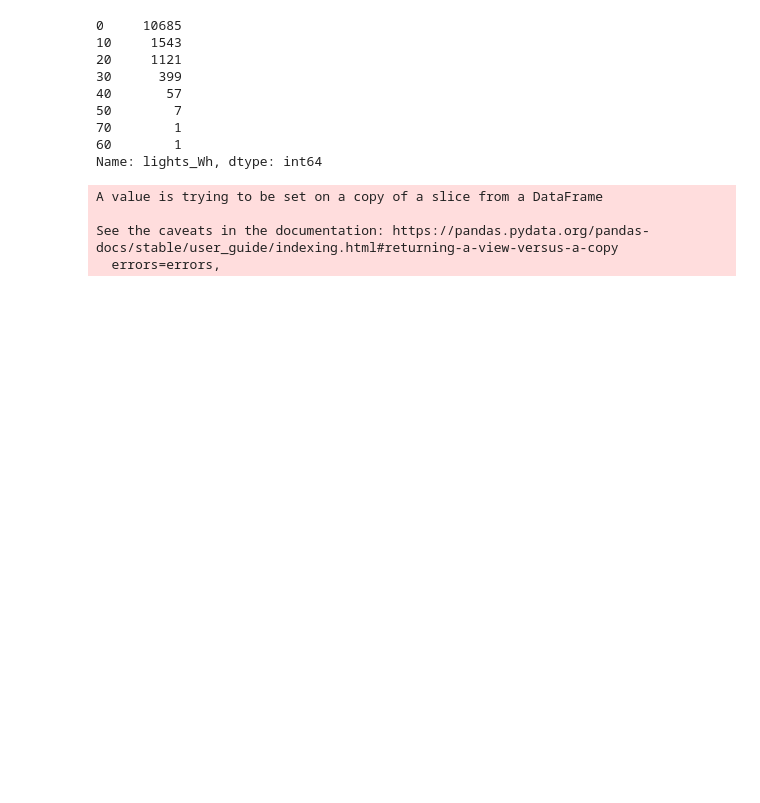
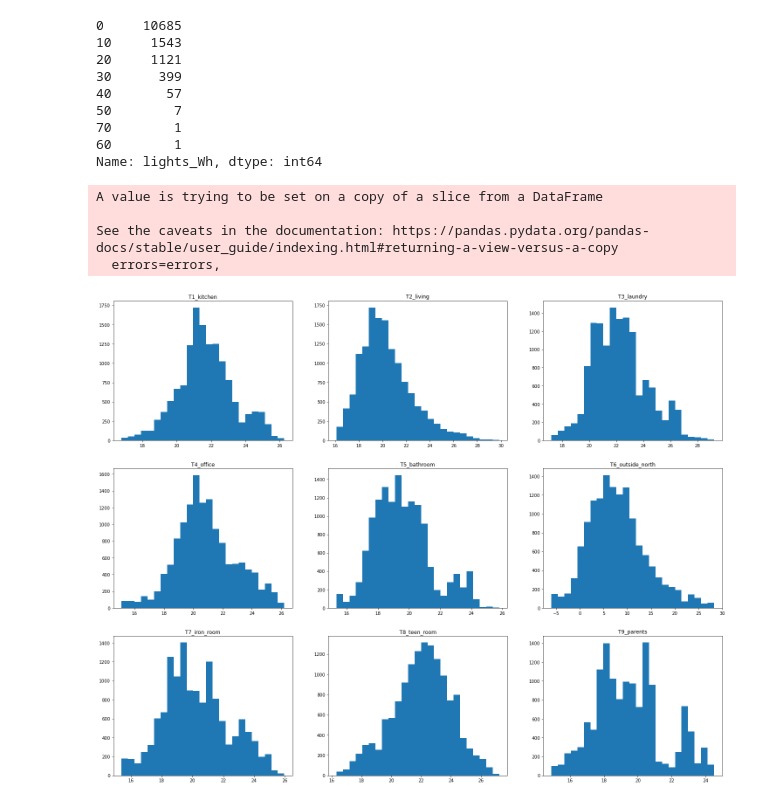
Before and after one commit to fahadalisarwar1/energy, a Jupyter notebook: analysis.ipynb, the cells around one changed output. Drawn from its saved outputs; the diff is of its cells as text; code cells hidden in the pictures; blank space fills up the shorter version.

```diff
--- a/analysis.ipynb
+++ b/analysis.ipynb
@@ -271,15 +271,18 @@ See the caveats in the documentation: https://pandas.pydata.org/pandas-docs/stab
 # %%
 #lets do data visualization
 
 import matplotlib.pyplot as plt
 # plot for internal temperatures
 plt.figure()
 for i, t in enumerate(house_temp):
     plt.subplot(3, 3, i+1)
     plt.hist(features[t], bins=25)
     plt.title(t)
+    plt.rcParams["figure.figsize"] = (25,20)
 
 plt.show()
+# %% [output]
+[figure, added]
 # %%
 # Observation
 # All observations mostly follow normal distribution except
```
Also changed, not shown: parts of 12 cells of this notebook.
